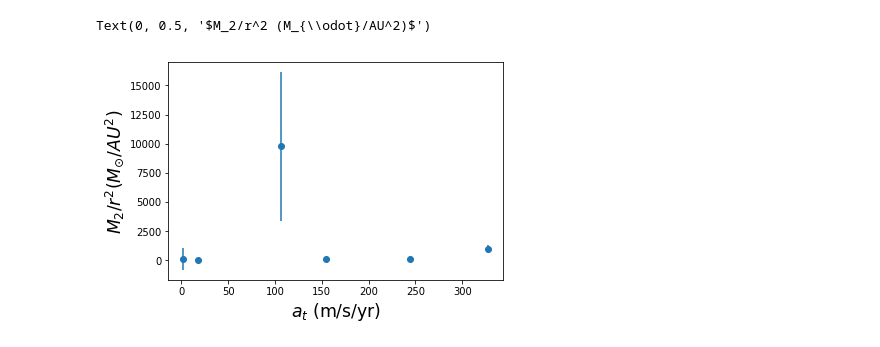
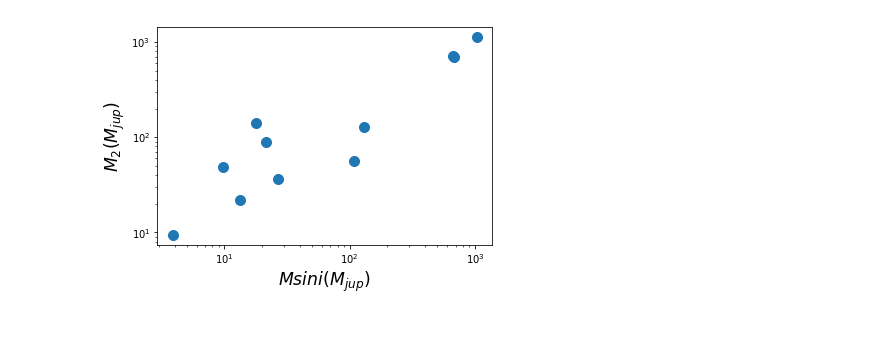
Before and after one commit to elena-mitra/Gaia_Mass_Project, a Jupyter notebook: Gaia masses.ipynb, the cells around one changed output. Saved outputs shown, nothing was run; the diff lists cells and outputs as text; code cells hidden in the pictures.

```diff
--- a/Gaia masses.ipynb
+++ b/Gaia masses.ipynb
@@ -151,0 +338,11 @@ catalog
+# %%
+catalog = catalog.join(catalog.apply(compute_mass,axis=1))
+# %%
+catalog = catalog [['hip_id', 'hd_id','mass','mass_err' ,'mass_max', 'mass_max_err',
+                    'mass_min', 'mass_min_err',
+                    'c_msini_jup','c_msini_er_jup',
+                    'aTotal','aTotal_err','acc_astrom', 'acc_astrom_error',
+                    'aRV','aRV_Err','a','a_er_plus', 'a_er_min','ecc','ecc_er',
+                    'r_ab','r_ab_err','r_ab_max','r_ab_max_err','r_ab_min','r_ab_min_err',
+                    'sep_source','sep_type','reftime','reduced ChiSq','RVfit']]
+catalog.T
@@ -151,0 +394,19 @@ catalog
+# %%
+catalog['aRV_Err_Pct'] = (catalog['aRV_Err']/catalog['aRV']).abs().astype(float)
+catalog['acc_astrom_error_Pct'] = (catalog['acc_astrom_error']/catalog['acc_astrom']
+                                  ).abs().astype(float)
+catalog['aTotal_err_Pct'] = (catalog['aTotal_err']/catalog['aTotal']
+                            ).abs().astype(float)
+catalog['a_err_Pct'] = (catalog['a_er_plus']/catalog['a']).abs().astype(float)
+catalog['ecc_err_Pct'] = (catalog['ecc_er']/catalog['ecc']).abs().astype(float)
+catalog['r_ab_err_Pct'] = (catalog['r_ab_err']/catalog['r_ab']).abs().astype(float)
+catalog['r_ab_max_err_Pct'] = (catalog['r_ab_max_err']/catalog['r_ab_max']
+                              ).abs().astype(float)
+catalog['r_ab_min_err_Pct'] = (catalog['r_ab_min_err']/catalog['r_ab_min']
+                              ).abs().astype(float)
+catalog['mass_err_Pct'] = (catalog['mass_err']/catalog['mass']
+                              ).abs().astype(float)
+catalog['mass_max_err_Pct'] = (catalog['mass_max_err']/catalog['mass_max']
+                              ).abs().astype(float)
+catalog['mass_min_err_Pct'] = (catalog['mass_min_err']/catalog['mass_min']
+                              ).abs().astype(float)
@@ -152,9 +537,15 @@ catalog
 # %%
-plt.errorbar(catalog['acc_astrom'].map(lambda x: x.value),
+plt.figure()
+plt.plot(catalog['c_msini_jup'].map(lambda x: x.value),
             catalog['mass'].map(lambda x: x.value),
-           yerr = 6*catalog['mass error'].map(lambda x: x.value),fmt='o')
-plt.xlabel('$a_t$ (m/s/yr)', fontsize='xx-large')
-plt.ylabel('$M_2/r^2 (M_{\odot}/AU^2)$', fontsize='xx-large')
+            s=100)
+           #c=catalog['r_ab'].map(lambda x: x.value))
+           #yerr = 6*catalog['mass_err'].map(lambda x: x.value),fmt='o')
+plt.xlabel('$Msini (M_{jup})$', fontsize='xx-large')
+plt.ylabel('$M_2 (M_{jup})$', fontsize='xx-large')
+#cbar1 = plt.colorbar()
+#cbar1.ax.set_ylabel('separation', fontsize='xx-large', labelpad=20, rotation=270)
+plt.xscale('log')
+plt.yscale('log')
 # %% [output]
-Text(0, 0.5, '$M_2/r^2 (M_{\\odot}/AU^2)$')
-[figure, old version]
+[figure, new version]
```
Also changed, not shown: parts of 27 cells of this notebook.
